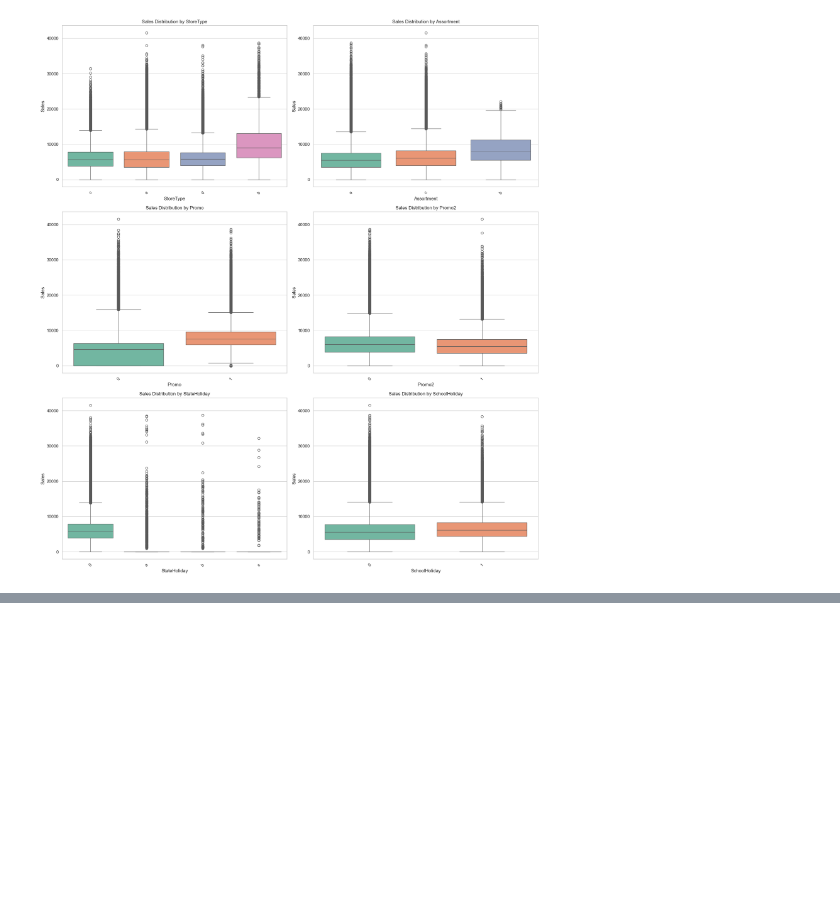
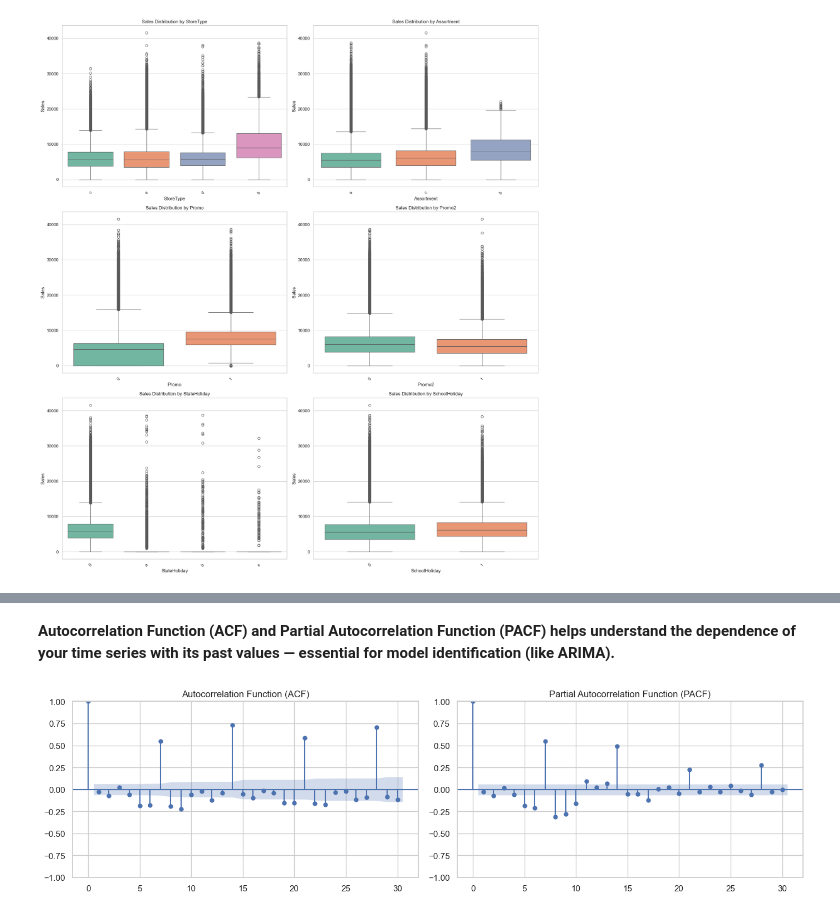
Before and after one commit to ali2yman/Rossman-Store---Time-Series-Analysis-Project, a Jupyter notebook: code.ipynb, the cells around one changed output, grey strips where cells are left out. Drawn from its saved outputs; the diff is of its cells as text; code cells hidden in the pictures; blank space fills up the shorter version.

```diff
--- a/code.ipynb
+++ b/code.ipynb
@@ -336,0 +398,20 @@ plt.show()
+# %% [markdown]
+<B>Autocorrelation Function (ACF) and Partial Autocorrelation Function (PACF) helps understand the dependence of your time series with its past values — essential for model identification (like ARIMA).
+</B>
+# %%
+plt.figure(figsize=(14,4))
+
+# Plot ACF
+plt.subplot(1, 2, 1)
+plot_acf(daily_sales.dropna(), lags=30, ax=plt.gca())
+plt.title('Autocorrelation Function (ACF)')
+
+# Plot PACF
+plt.subplot(1, 2, 2)
+plot_pacf(daily_sales.dropna(), lags=30, ax=plt.gca(), method='ywm')  # 'ywm' is a stable method
+plt.title('Partial Autocorrelation Function (PACF)')
+
+plt.tight_layout()
+plt.show()
+# %% [output]
+[figure, added]
```
Also changed, not shown: parts of 15 cells of this notebook.
